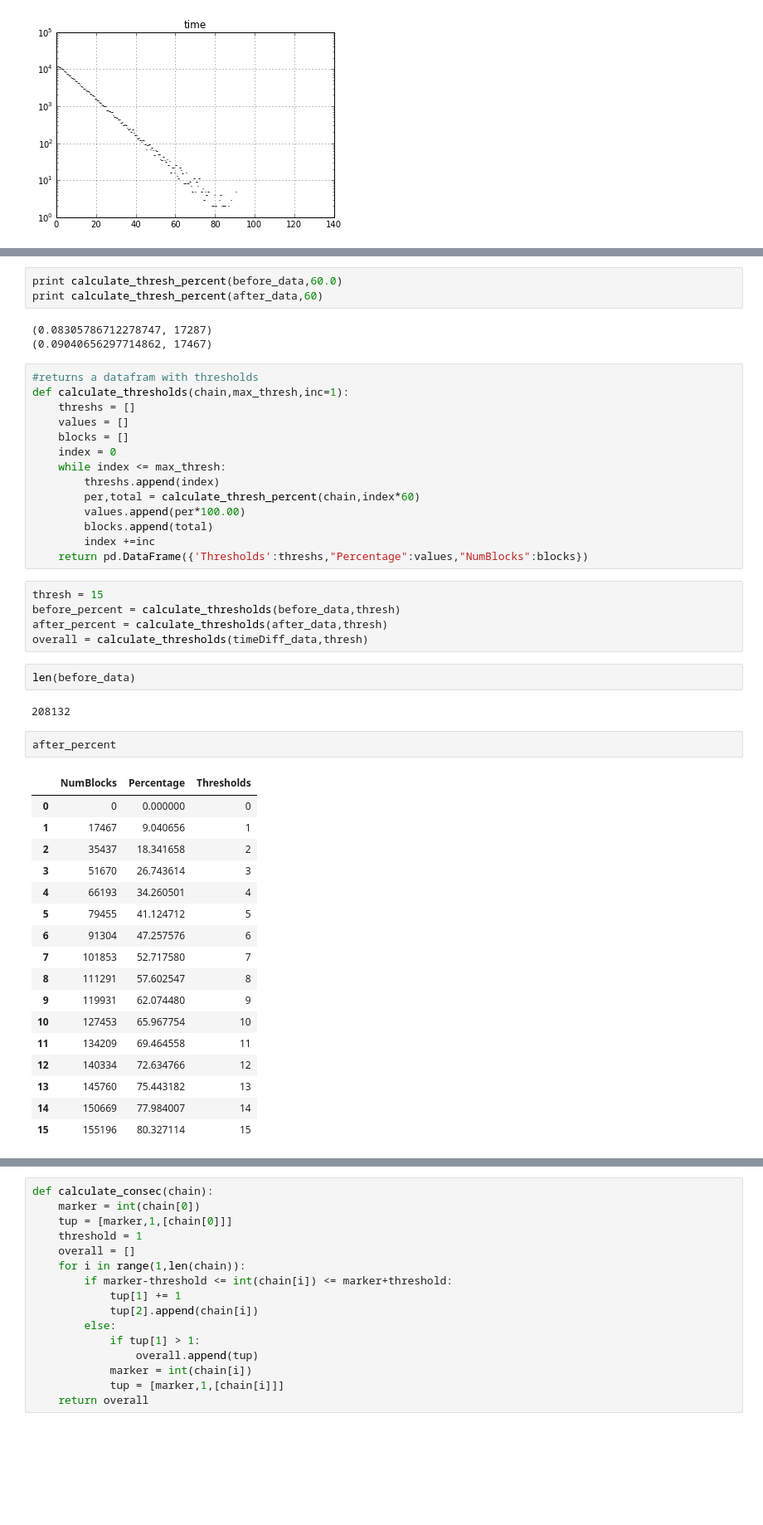
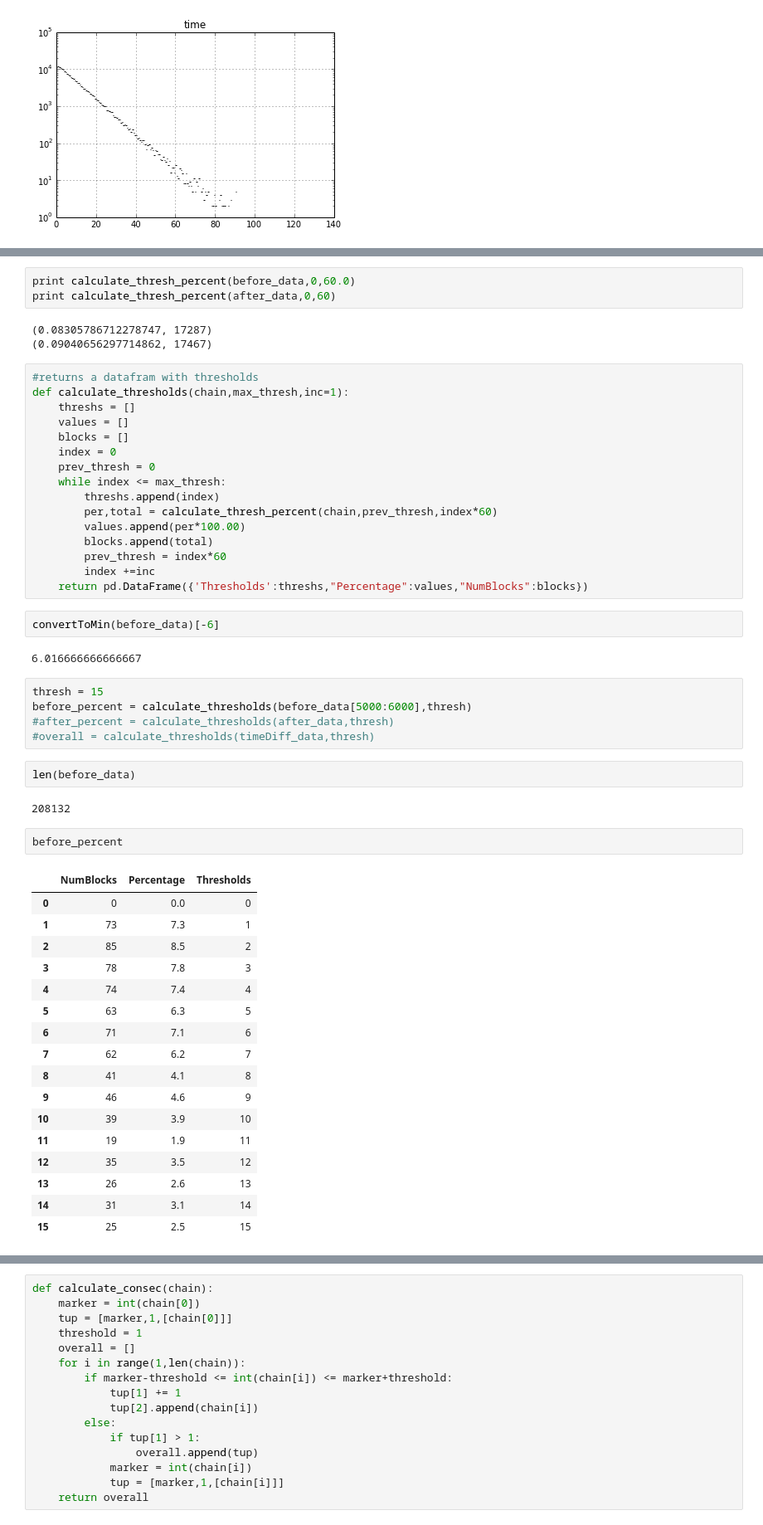
Before and after one commit to thelimeburner/selfish_mining_detector, a Jupyter notebook: analyze_data_fixed_times.ipynb, the cells around one changed output, grey strips where cells are left out. Shown at 83% size. Drawn from its saved outputs; the diff is of its cells as text; blank space fills up the shorter version.

```diff
--- a/analyze_data_fixed_times.ipynb
+++ b/analyze_data_fixed_times.ipynb
@@ -544,6 +505,6 @@ True
 # %%
-print calculate_thresh_percent(before_data,60.0)
-print calculate_thresh_percent(after_data,60)
+print calculate_thresh_percent(before_data,0,60.0)
+print calculate_thresh_percent(after_data,0,60)
 # %% [output]
 (0.08305786712278747, 17287)
 (0.09040656297714862, 17467)
@@ -554,42 +515,48 @@ def calculate_thresholds(chain,max_thresh,inc=1):
     values = []
     blocks = []
     index = 0
+    prev_thresh = 0
     while index <= max_thresh:
         threshs.append(index)
-        per,total = calculate_thresh_percent(chain,index*60)
+        per,total = calculate_thresh_percent(chain,prev_thresh,index*60)
         values.append(per*100.00)
         blocks.append(total)
+        prev_thresh = index*60
         index +=inc
     return pd.DataFrame({'Thresholds':threshs,"Percentage":values,"NumBlocks":blocks})
+# %%
+convertToMin(before_data)[-6]
+# %% [output]
+6.016666666666667
 # %%
 thresh = 15
-before_percent = calculate_thresholds(before_data,thresh)
-after_percent = calculate_thresholds(after_data,thresh)
-overall = calculate_thresholds(timeDiff_data,thresh)
+before_percent = calculate_thresholds(before_data[5000:6000],thresh)
+#after_percent = calculate_thresholds(after_data,thresh)
+#overall = calculate_thresholds(timeDiff_data,thresh)
 # %%
 len(before_data)
 # %% [output]
 208132
-# %%
-after_percent
-# %% [output]
-|  | NumBlocks | Percentage | Thresholds |
-| 0 | 0 | 0.000000 | 0 |
-| 1 | 17467 | 9.040656 | 1 |
-| 2 | 35437 | 18.341658 | 2 |
-| 3 | 51670 | 26.743614 | 3 |
-| 4 | 66193 | 34.260501 | 4 |
-| 5 | 79455 | 41.124712 | 5 |
-| 6 | 91304 | 47.257576 | 6 |
-| 7 | 101853 | 52.717580 | 7 |
-| 8 | 111291 | 57.602547 | 8 |
-| 9 | 119931 | 62.074480 | 9 |
-| 10 | 127453 | 65.967754 | 10 |
-| 11 | 134209 | 69.464558 | 11 |
-| 12 | 140334 | 72.634766 | 12 |
-| 13 | 145760 | 75.443182 | 13 |
-| 14 | 150669 | 77.984007 | 14 |
-| 15 | 155196 | 80.327114 | 15 |
+# %%
+before_percent
+# %% [output]
+|  | NumBlocks | Percentage | Thresholds |
+| 0 | 0 | 0.0 | 0 |
+| 1 | 73 | 7.3 | 1 |
+| 2 | 85 | 8.5 | 2 |
+| 3 | 78 | 7.8 | 3 |
+| 4 | 74 | 7.4 | 4 |
+| 5 | 63 | 6.3 | 5 |
+| 6 | 71 | 7.1 | 6 |
+| 7 | 62 | 6.2 | 7 |
+| 8 | 41 | 4.1 | 8 |
+| 9 | 46 | 4.6 | 9 |
+| 10 | 39 | 3.9 | 10 |
+| 11 | 19 | 1.9 | 11 |
+| 12 | 35 | 3.5 | 12 |
+| 13 | 26 | 2.6 | 13 |
+| 14 | 31 | 3.1 | 14 |
+| 15 | 25 | 2.5 | 15 |
 # %%
 before_percent.plot(kind='line',x='Thresholds',y='Percentage', title ='Before Paper: % blocks per threshold in mins')
 #before_percent.plot(kind='line',x='Thresholds',y='NumBlocks')
```
Also changed, not shown: parts of 29 cells of this notebook, 5 other files.
